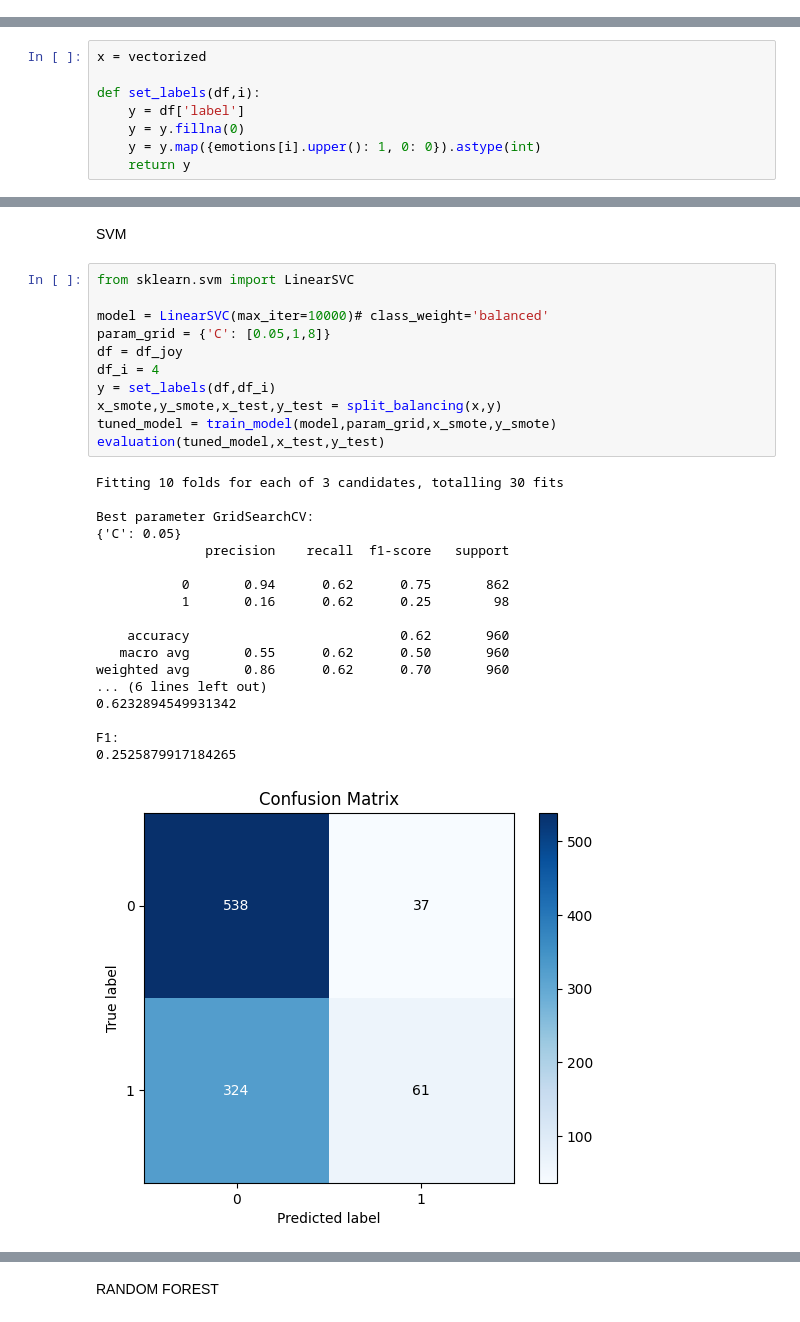
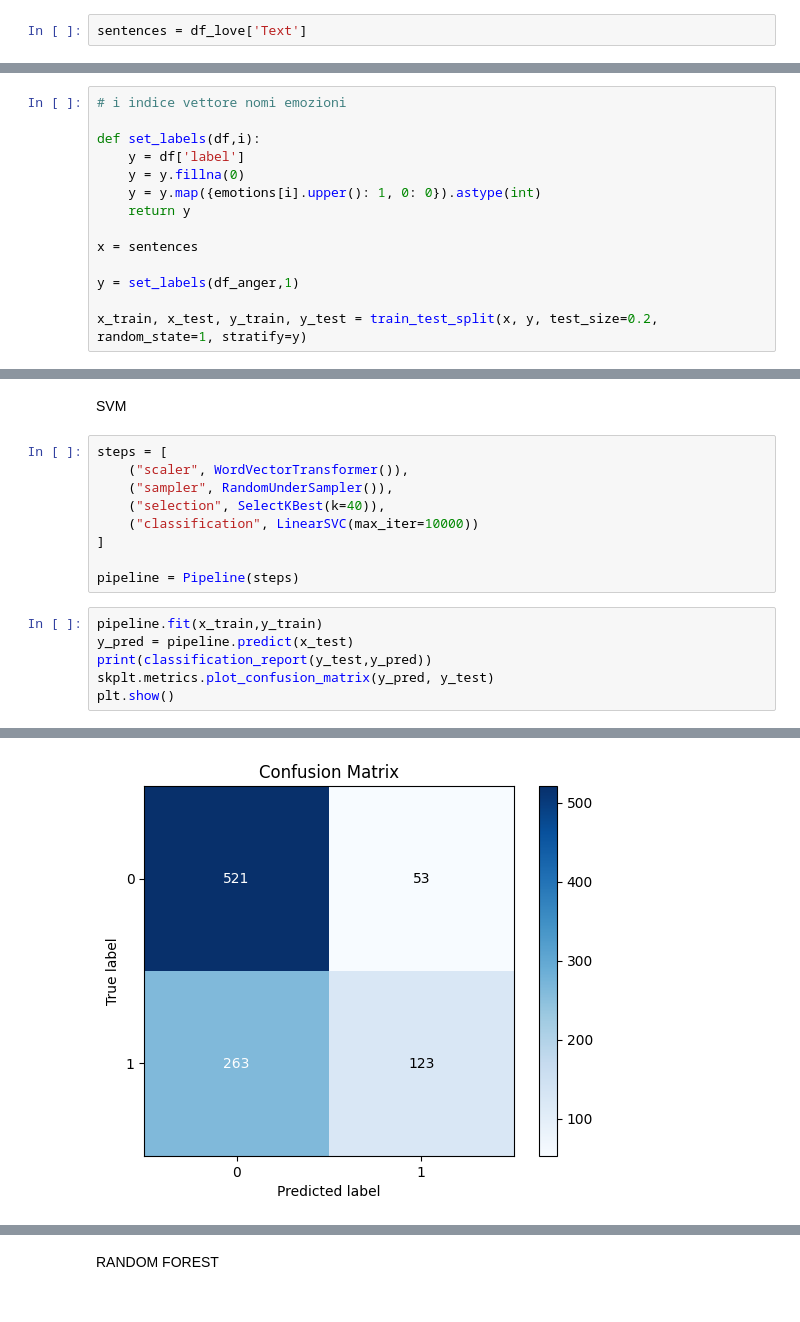
Before and after one commit to F-Zinga/DataMining-EmotionDetection, a Jupyter notebook: notebook/calssification.ipynb, the cells around one changed output, grey strips where cells are left out. Cells and saved outputs as stored; diff of their text form.

```diff
--- a/notebook/calssification.ipynb
+++ b/notebook/calssification.ipynb
@@ -54,2 +72,4 @@ for i,sentence in enumerate(sentences):
 # %% [markdown]
 In each dataframe we have same set of sentences, so x will be the same
+# %%
+sentences = df_love['Text']
@@ -56,8 +88,14 @@ In each dataframe we have same set of sentences, so x will be the same
 # %%
-x = vectorized
+# i indice vettore nomi emozioni
 
 def set_labels(df,i):
     y = df['label']
     y = y.fillna(0)
     y = y.map({emotions[i].upper(): 1, 0: 0}).astype(int)
     return y
+
+x = sentences
+
+y = set_labels(df_anger,1)
+
+x_train, x_test, y_train, y_test = train_test_split(x, y, test_size=0.2, random_state=1, stratify=y)
@@ -111,32 +102,18 @@ def evaluation(gs,x_test,y_test):
 # %% [markdown]
 SVM
-# %%
-from sklearn.svm import LinearSVC
-
-model = LinearSVC(max_iter=10000)# class_weight='balanced'
-param_grid = {'C': [0.05,1,8]}
-df = df_joy
-df_i = 4
-y = set_labels(df,df_i)
-x_smote,y_smote,x_test,y_test = split_balancing(x,y)
-tuned_model = train_model(model,param_grid,x_smote,y_smote)
-evaluation(tuned_model,x_test,y_test)
-# %% [output]
-Fitting 10 folds for each of 3 candidates, totalling 30 fits
-
-Best parameter GridSearchCV:
-{'C': 0.05}
-              precision    recall  f1-score   support
-
-           0       0.94      0.62      0.75       862
-           1       0.16      0.62      0.25        98
-
-    accuracy                           0.62       960
-   macro avg       0.55      0.62      0.50       960
-weighted avg       0.86      0.62      0.70       960
-... (6 lines left out)
-0.6232894549931342
-
-F1:
-0.2525879917184265
-[figure, removed]
+# %%
+steps = [
+    ("scaler", WordVectorTransformer()),
+    ("sampler", RandomUnderSampler()),
+    ("selection", SelectKBest(k=40)),
+    ("classification", LinearSVC(max_iter=10000))
+]
+
+pipeline = Pipeline(steps)
+# %%
+pipeline.fit(x_train,y_train)
+y_pred = pipeline.predict(x_test)
+print(classification_report(y_test,y_pred))
+skplt.metrics.plot_confusion_matrix(y_pred, y_test)
+plt.show()
+# %% [output]
@@ -142,0 +128 @@ F1:
+[figure, added]
```
Also changed, not shown: parts of 33 cells of this notebook, 5 other files.
